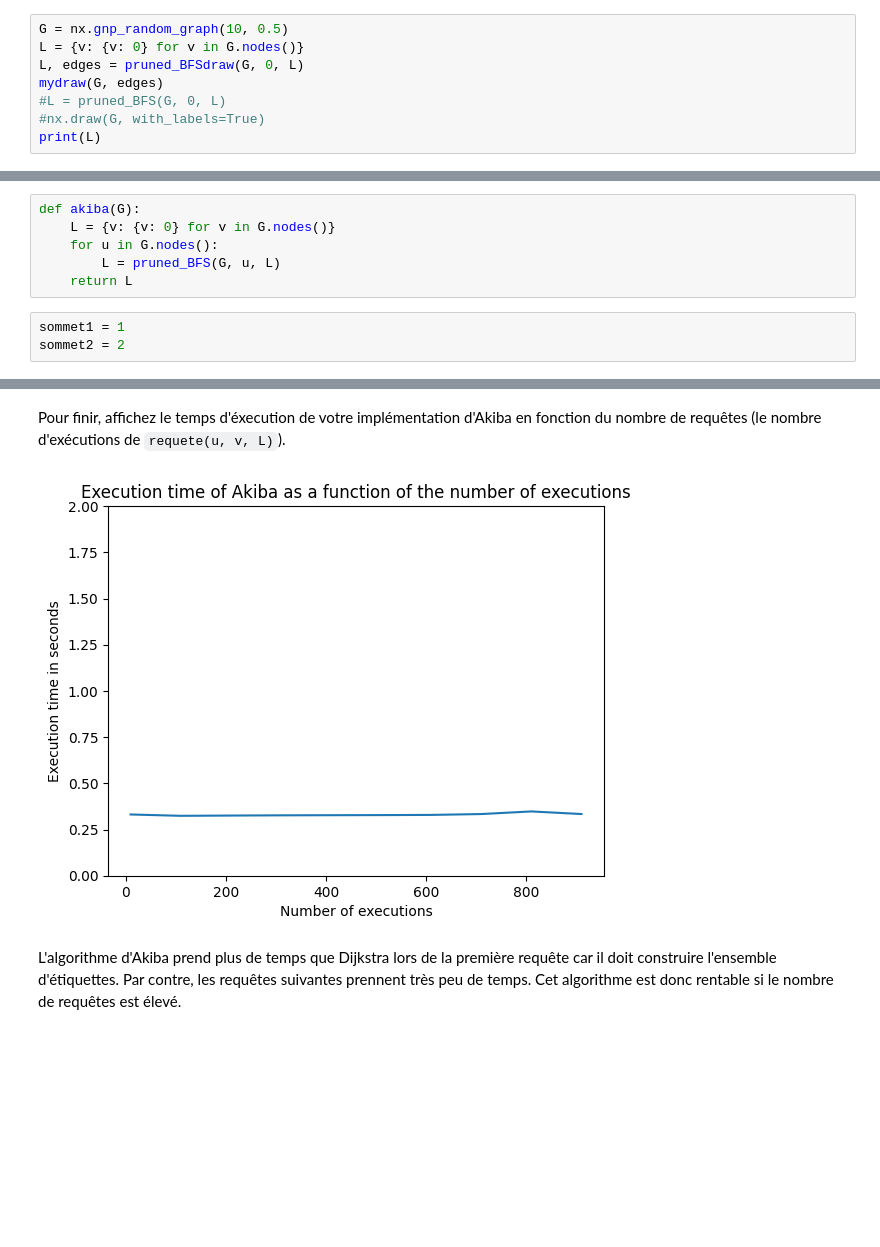
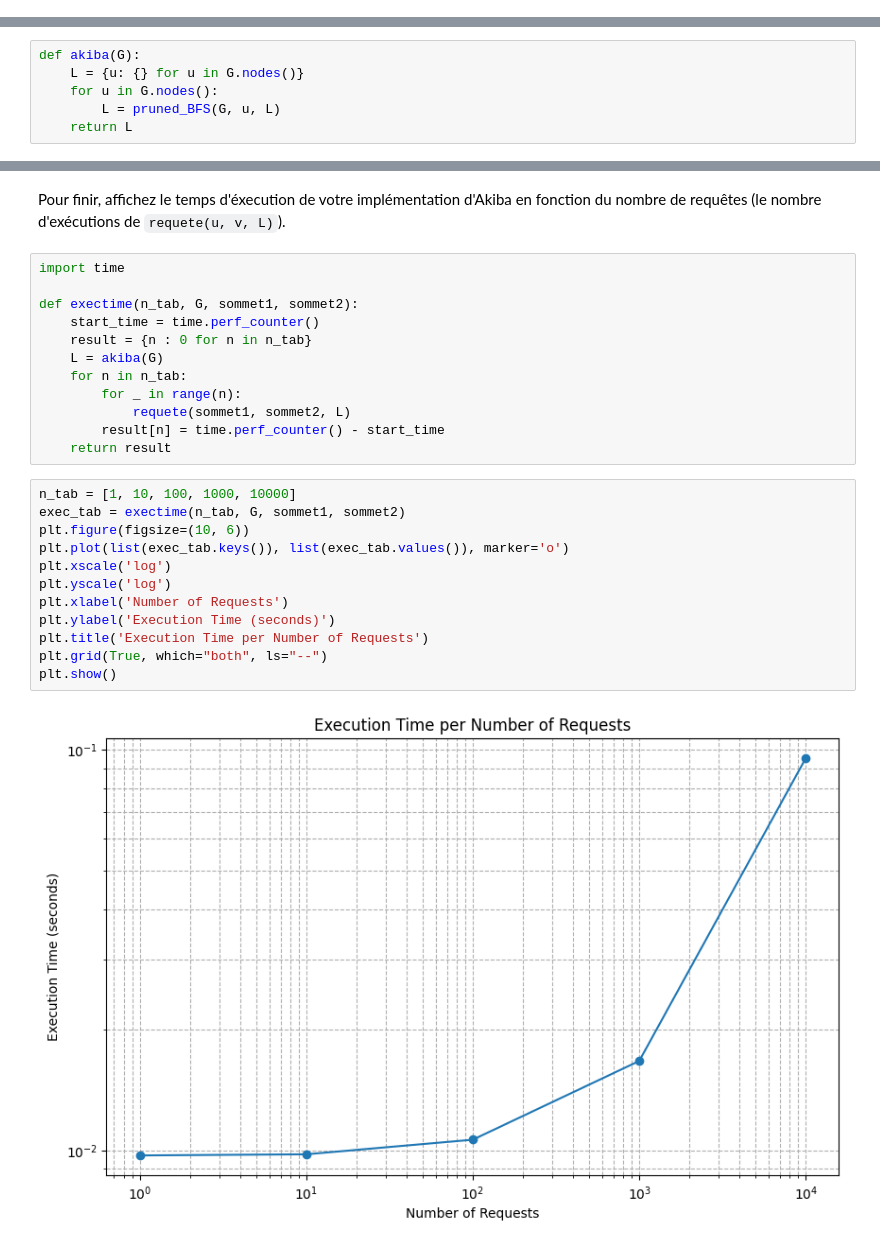
Before and after one commit to Levisky/projet_graphe, a Jupyter notebook: Projet.ipynb, the cells around one changed output, grey strips where cells are left out. Drawn from its saved outputs; the diff is of its cells as text; blank space fills up the shorter version.

Commit message:
akiba fonctionnel

```diff
--- a/Projet.ipynb
+++ b/Projet.ipynb
@@ -239,8 +213,0 @@ def pruned_BFSdraw(G, vk, L):
-# %%
-G = nx.gnp_random_graph(10, 0.5)
-L = {v: {v: 0} for v in G.nodes()}
-L, edges = pruned_BFSdraw(G, 0, L)
-mydraw(G, edges)
-#L = pruned_BFS(G, 0, L)
-#nx.draw(G, with_labels=True)
-print(L)
@@ -251,13 +215,10 @@ print(L)
 Vous pouvez maintenant effectuer un `pruned_BFS(G, u, L)` depuis tous les sommets $u$ de $G$, de manière à remplir l'ensemble d'étiquettes $L$.
 # %%
 def akiba(G):
-    L = {v: {v: 0} for v in G.nodes()}
+    L = {u: {} for u in G.nodes()}
     for u in G.nodes():
         L = pruned_BFS(G, u, L)
     return L
-# %%
-sommet1 = 1
-sommet2 = 2
 # %% [markdown]
 Votre implémentation de l'algorithme d'Akiba devrait maintenant être fonctionnelle. Vous pouvez vérifier son bon fonctionnement en comparant son résultat avec le résultat de la fonction [shortest_path_length](https://networkx.org/documentation/stable/reference/algorithms/generated/networkx.algorithms.shortest_paths.generic.shortest_path_length.html) de la librairie Networkx. Je vous conseille de vérifier vos résultats sur plusieurs paires de sommets car j'utiliserai une paire de sommets aléatoire, ainsi qu'un autre graphe quand je noterai vos travaux.
 
@@ -276,7 +237,28 @@ False
 # %% [markdown]
 Pour finir, affichez le temps d'éxecution de votre implémentation d'Akiba en fonction du nombre de requêtes (le nombre d'exécutions de `requete(u, v, L)`).
 # %%
+import time
+
+def exectime(n_tab, G, sommet1, sommet2):
+    start_time = time.perf_counter()
+    result = {n : 0 for n in n_tab}
+    L = akiba(G)
+    for n in n_tab:
+        for _ in range(n):
+            requete(sommet1, sommet2, L)
+        result[n] = time.perf_counter() - start_time
+    return result
-# %% [output]
-[figure, removed]
-# %% [markdown]
-L'algorithme d'Akiba prend plus de temps que Dijkstra lors de la première requête car il doit construire l'ensemble d'étiquettes. Par contre, les requêtes suivantes prennent très peu de temps. Cet algorithme est donc rentable si le nombre de requêtes est élevé.
+# %%
+n_tab = [1, 10, 100, 1000, 10000]
+exec_tab = exectime(n_tab, G, sommet1, sommet2)
+plt.figure(figsize=(10, 6))
+plt.plot(list(exec_tab.keys()), list(exec_tab.values()), marker='o')
+plt.xscale('log')
+plt.yscale('log')
+plt.xlabel('Number of Requests')
+plt.ylabel('Execution Time (seconds)')
+plt.title('Execution Time per Number of Requests')
+plt.grid(True, which="both", ls="--")
+plt.show()
+# %% [output]
+[figure, added]
```
Also changed, not shown: parts of 7 cells of this notebook.
